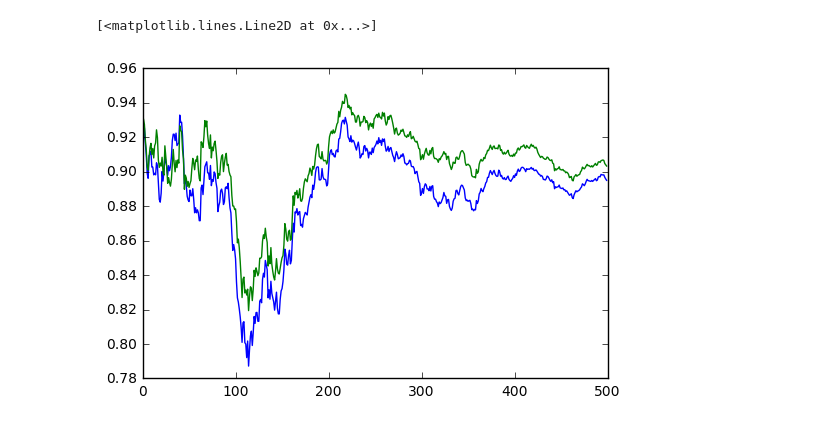
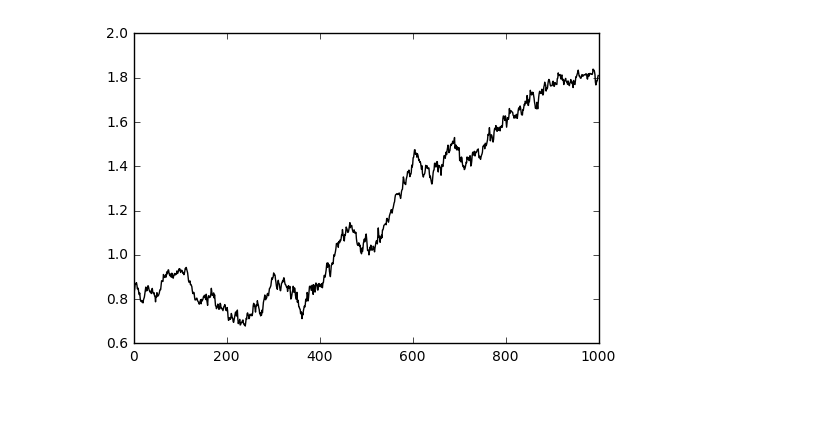
Before and after one commit to standard-aaron/mullets, a Jupyter notebook: two_locus_sampling.ipynb, the cells around one changed output. Saved outputs shown, nothing was run; the diff lists cells and outputs as text; code cells hidden in the pictures.

```diff
--- a/two_locus_sampling.ipynb
+++ b/two_locus_sampling.ipynb
@@ -80,6 +85,6 @@ plt.plot(range(T),R2)
-# %%
-plt.plot(range(T),P1,color='blue')
-plt.plot(range(T),Q1,color='green')
-# %% [output]
-[<matplotlib.lines.Line2D at 0x...>]
-[figure, removed]
+# %%
+plt.plot(range(T),P1+np.array([1/(1+(0.995)/0.005*np.exp(-20*t/2000)) for t in range(T)]),color='black')
+plt.savefig('/Users/ajstern/Desktop/clues/traj_1.pdf',format='pdf',transparent=True)
+#plt.plot(range(T),Q1,color='green')
+# %% [output]
+[figure, added]
```
Also changed, not shown: parts of 5 cells of this notebook, 1 other file.
